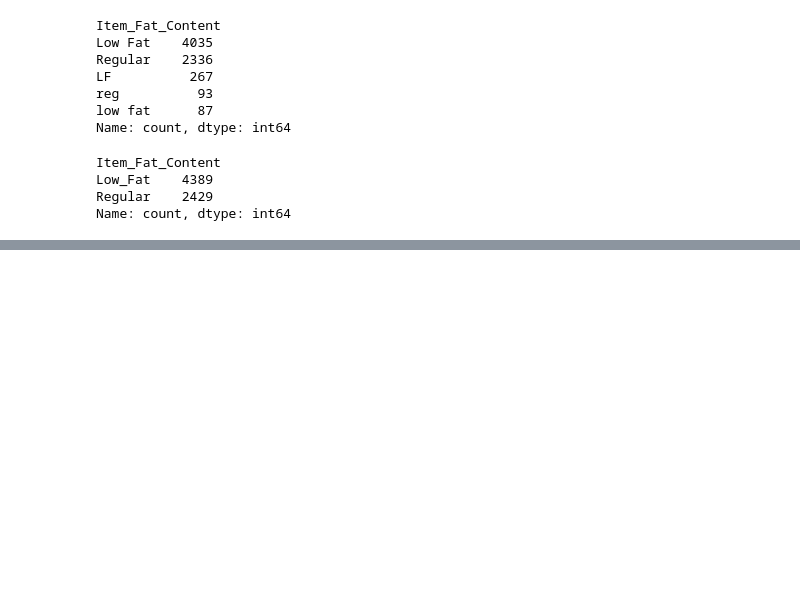
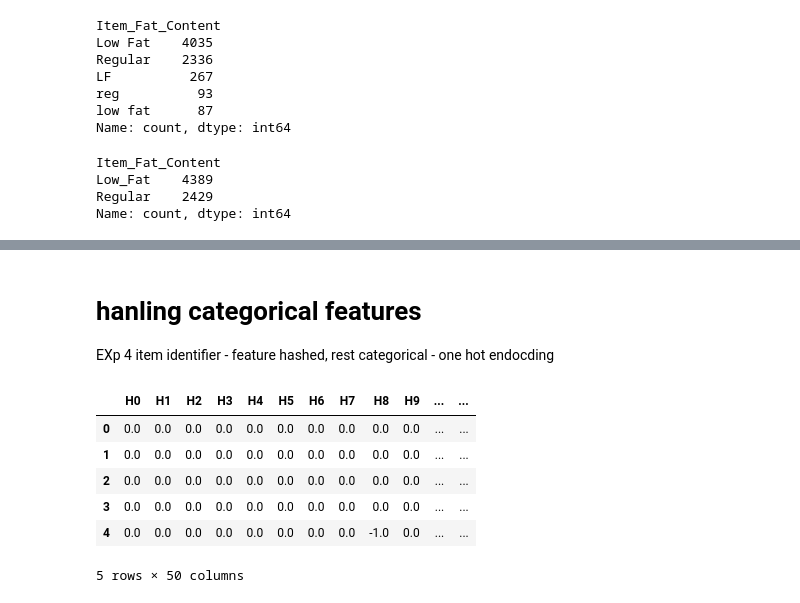
Before and after one commit to R0Njd/Data_Sc, a Jupyter notebook: sales prediction/sales.ipynb, the cells around one changed output, grey strips where cells are left out. Cells and saved outputs as stored; diff of their text form; code cells hidden in the pictures; blank space fills up the shorter version.

```diff
--- a/sales prediction/sales.ipynb
+++ b/sales prediction/sales.ipynb
@@ -434,0 +449,4 @@ X_train_c.loc[X_train_v]
+# %%
+def non_consumable_fat(data):
+    data.loc[data['Item_Type_new'] == 'Non-Consumable','Item_Fat_Content'] = 'Non_Edible'
+    return data
@@ -434,0 +488,14 @@ X_train_c.loc[X_train_v]
+# %%
+def data_prep(data):
+    #create new features
+    data = create_new_features(data)
+    #compute item weight
+    data = compute_item_weight(data)
+    #compute outlet size
+    data = compute_outlet_size(data)
+    #standardize item fat content
+    data = standard_item_fat(data)
+    #non-consumable fat content
+    data = non_consumable_fat(data)
+
+    return data
@@ -434,0 +517,3 @@ X_train_c.loc[X_train_v]
+# %%
+Xtrain = data_prep(Xtrain)
+Xtrain.isnull().sum()
@@ -434,0 +999,21 @@ X_train_c.loc[X_train_v]
+# %% [markdown]
+# hanling categorical features
+EXp 4 item identifier -  feature hashed, rest categorical - one hot endocding
+# %%
+from sklearn.feature_extraction import FeatureHasher
+
+hash_vector_size =  50
+fh = FeatureHasher(n_features=hash_vector_size, input_type='string')
+# Convert the Series to a 2D array where each row is a list containing a single string
+X_hashed = fh.fit_transform(Xtrain['Item_Identifier'].values.reshape(-1, 1)).toarray()
+hashed_df = pd.DataFrame(X_hashed, columns=['H'+str(i) for i in range(hash_vector_size)])
+
+hashed_df.head()
+# %% [output]
+|  | H0 | H1 | H2 | H3 | H4 | H5 | H6 | H7 | H8 | H9 | ... | ... |
+| 0 | 0.0 | 0.0 | 0.0 | 0.0 | 0.0 | 0.0 | 0.0 | 0.0 | 0.0 | 0.0 | ... | ... |
+| 1 | 0.0 | 0.0 | 0.0 | 0.0 | 0.0 | 0.0 | 0.0 | 0.0 | 0.0 | 0.0 | ... | ... |
+| 2 | 0.0 | 0.0 | 0.0 | 0.0 | 0.0 | 0.0 | 0.0 | 0.0 | 0.0 | 0.0 | ... | ... |
+| 3 | 0.0 | 0.0 | 0.0 | 0.0 | 0.0 | 0.0 | 0.0 | 0.0 | 0.0 | 0.0 | ... | ... |
+| 4 | 0.0 | 0.0 | 0.0 | 0.0 | 0.0 | 0.0 | 0.0 | 0.0 | -1.0 | 0.0 | ... | ... |
+5 rows × 50 columns
```
Also changed, not shown: parts of 49 cells of this notebook.
